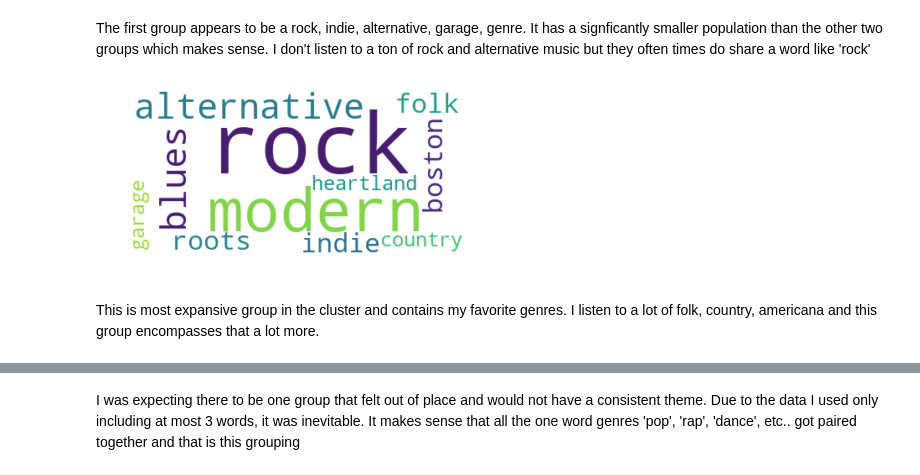
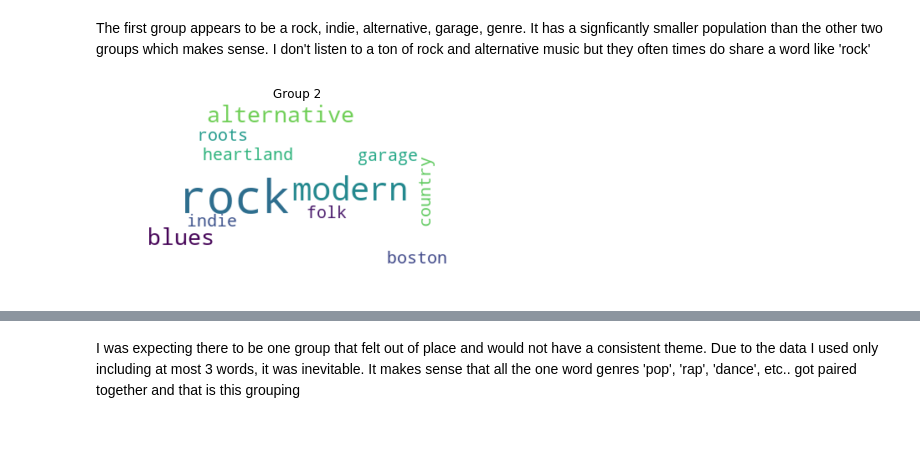
Before and after one commit to Cole-Larrabee/spotify_analysis, a Jupyter notebook: spotify_analysis.ipynb, the cells around one changed output, grey strips where cells are left out. Cells and saved outputs as stored; diff of their text form; code cells hidden in the pictures; blank space fills up the shorter version.

```diff
--- a/spotify_analysis.ipynb
+++ b/spotify_analysis.ipynb
@@ -73,12 +69,11 @@ concat_genre_two = ' '.join([f for f in clusterings[clusterings['mapping'] == 2]
 # %% [markdown]
 The first group appears to be a rock, indie, alternative, garage, genre. It has a signficantly smaller population than the other two groups which makes sense. I don't listen to a ton of rock and alternative music but they often times do share a word like 'rock'
 # %%
-wordcloud = WordCloud(max_font_size=100, max_words=100, background_color="white").generate(concat_genre_zero)
+wordcloud = WordCloud(max_font_size=55, max_words=100, background_color="white").generate(concat_genre_one)
 plt.figure()
 plt.imshow(wordcloud, interpolation="bilinear")
 plt.axis("off")
+plt.title('Group 2')
 plt.show()
 # %% [output]
-[figure, old version]
+[figure, new version]
-# %% [markdown]
-This is most expansive group in the cluster and contains my favorite genres. I listen to a lot of folk, country, americana and this group encompasses that a lot more.
```
Also changed, not shown: parts of 17 cells of this notebook, 1 other file.
